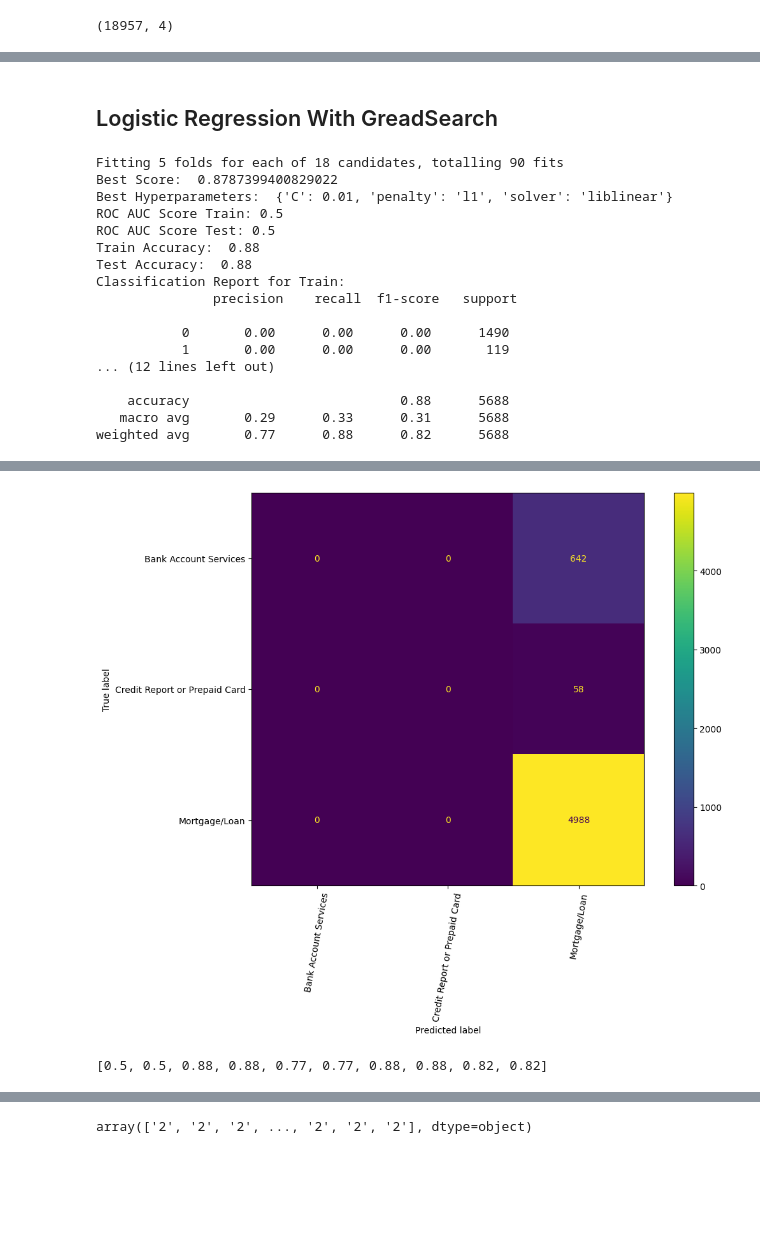
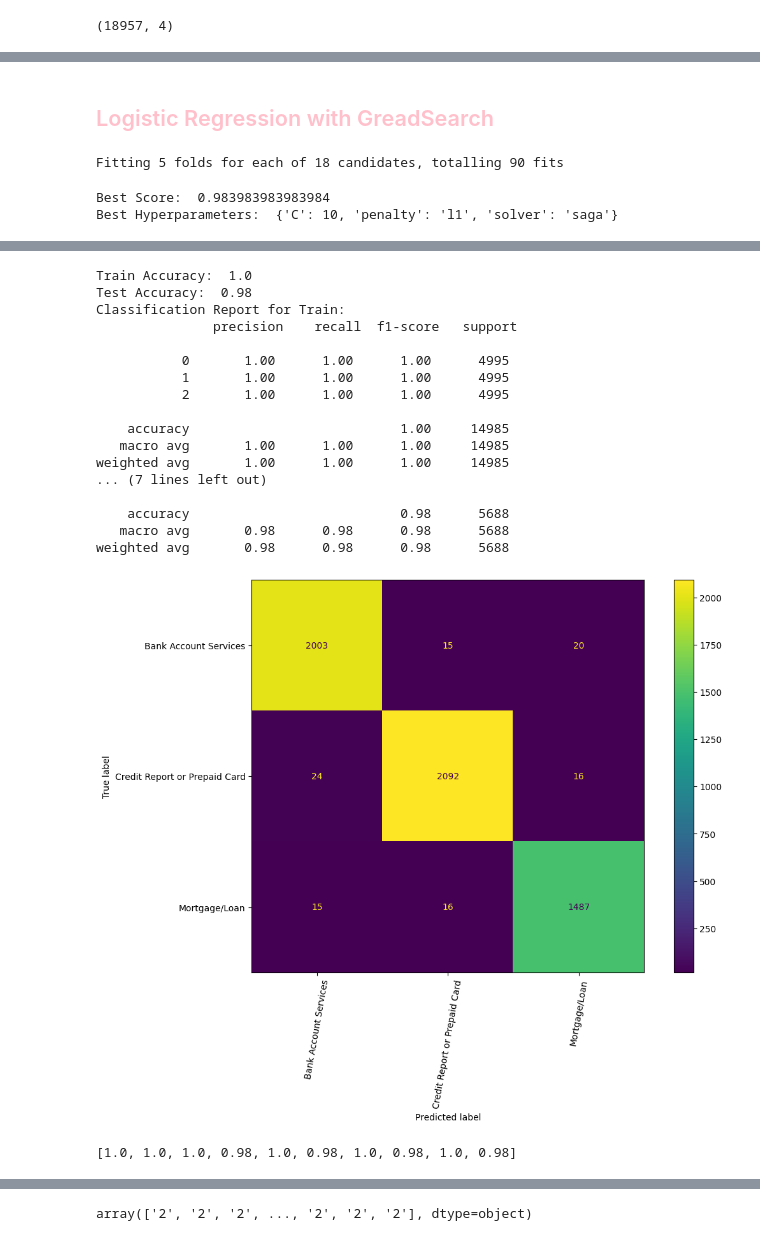
Before and after one commit to electrojam/Curso-de-MLOPS-Despliegue-de-Modelos-de-Machine-Learning, a Jupyter notebook: tracking/tracking_data_tickets_baseline.ipynb, the cells around one changed output, grey strips where cells are left out. Cells and saved outputs as stored; diff of their text form; code cells hidden in the pictures; blank space fills up the shorter version.

Commit message:
Flow de modelo de clasificación de tickets: ejecución de tasks

```diff
--- a/tracking/tracking_data_tickets_baseline.ipynb
+++ b/tracking/tracking_data_tickets_baseline.ipynb
@@ -36,11 +40,9 @@ warnings.filterwarnings("ignore")
 def read_csv(file_name: str, path="data/data_processed") -> pd.DataFrame:
     """
     Read csv file
-    Args:
-        file_name: str,
-        path_:str
-    Returns:
-        pd.DataFrame
+    :param file_name: file name
+    :param path: path to the file
+    :return: pandas dataframe
     """
     return pd.read_csv(os.path.join(path, file_name))
 # %%
@@ -343,7 +374,7 @@ mnb = MultinomialNB()
 mnb_params = {
 'alpha': (1, 0.1, 0.01, 0.001, 0.0001)
 }
-grid_search_mnb = grid_search(mnb, folds, mnb_params, scoring=None)
+grid_search_mnb = grid_search(mnb, folds, mnb_params, scoring="f1_micro")
 grid_search_mnb.fit(X_train, y_train)
 print_best_score_params(grid_search_mnb)
 
@@ -411,37 +447,31 @@ weighted avg       0.79      0.88      0.82      5688
 # %% [markdown]
-## Logistic Regression With GreadSearch
+<h2 style="color: pink;">Logistic Regression with GreadSearch</h2>
 # %%
-log_reg = LogisticRegression()
+# rebalance of the data
+smote = SMOTE()
+# transform the dataset with the SMOTE algorithm
+X_train_res, y_train_res = smote.fit_resample(X_train, y_train)
+# define the model with the balanced class_weight
+log_reg = LogisticRegression(class_weight='balanced')
+
 log_params = {'C': [0.01, 1, 10],
           'penalty': ['l1', 'l2'],
           'solver': ['liblinear','newton-cg','saga']
          }
-grid_search_log = grid_search(log_reg, folds, log_params, scoring=None)
-grid_search_log.fit(X_train, y_train)
+
+grid_search_log = grid_search(log_reg, folds, log_params, scoring="f1_micro")
+grid_search_log.fit(X_train_res, y_train_res)  # entrenamiento con los datos rebalanceados
+
 print_best_score_params(grid_search_log)
 display_classification_report(grid_search_log,
-                              name_model="LogisticRegressionCV",
+                              name_model="LogisticRegressionCVSmote",
                               developer="Maria",
-                              X_train=X_train,
+                              X_train=X_train_res,  # evaluación con los datos rebalanceados
                               X_test=X_test,
-                              y_train=y_train,
+                              y_train=y_train_res,  # etiquetas rebalanceadas
                               y_test=y_test,
                               use_cv=True)
 # %% [output]
 Fitting 5 folds for each of 18 candidates, totalling 90 fits
-Best Score:  0.8787399400829022
-Best Hyperparameters:  {'C': 0.01, 'penalty': 'l1', 'solver': 'liblinear'}
-ROC AUC Score Train: 0.5
-ROC AUC Score Test: 0.5
-Train Accuracy:  0.88
-Test Accuracy:  0.88
-Classification Report for Train:
-               precision    recall  f1-score   support
-
-           0       0.00      0.00      0.00      1490
-           1       0.00      0.00      0.00       119
-... (12 lines left out)
-
-    accuracy                           0.88      5688
-   macro avg       0.29      0.33      0.31      5688
-weighted avg       0.77      0.88      0.82      5688
+Best Score:  0.983983983983984
+Best Hyperparameters:  {'C': 10, 'penalty': 'l1', 'solver': 'saga'}
@@ -448,3 +495,20 @@ weighted avg       0.77      0.88      0.82      5688
+Train Accuracy:  1.0
+Test Accuracy:  0.98
+Classification Report for Train:
+               precision    recall  f1-score   support
+
+           0       1.00      1.00      1.00      4995
+           1       1.00      1.00      1.00      4995
+           2       1.00      1.00      1.00      4995
+
+    accuracy                           1.00     14985
+   macro avg       1.00      1.00      1.00     14985
+weighted avg       1.00      1.00      1.00     14985
+... (7 lines left out)
+
+    accuracy                           0.98      5688
+   macro avg       0.98      0.98      0.98      5688
+weighted avg       0.98      0.98      0.98      5688
-[figure, old version]
+[figure, new version]
-[0.5, 0.5, 0.88, 0.88, 0.77, 0.77, 0.88, 0.88, 0.82, 0.82]
+[1.0, 1.0, 1.0, 0.98, 1.0, 0.98, 1.0, 0.98, 1.0, 0.98]
 # %% [markdown]
```
Also changed, not shown: parts of 39 cells of this notebook, 30 other files.
